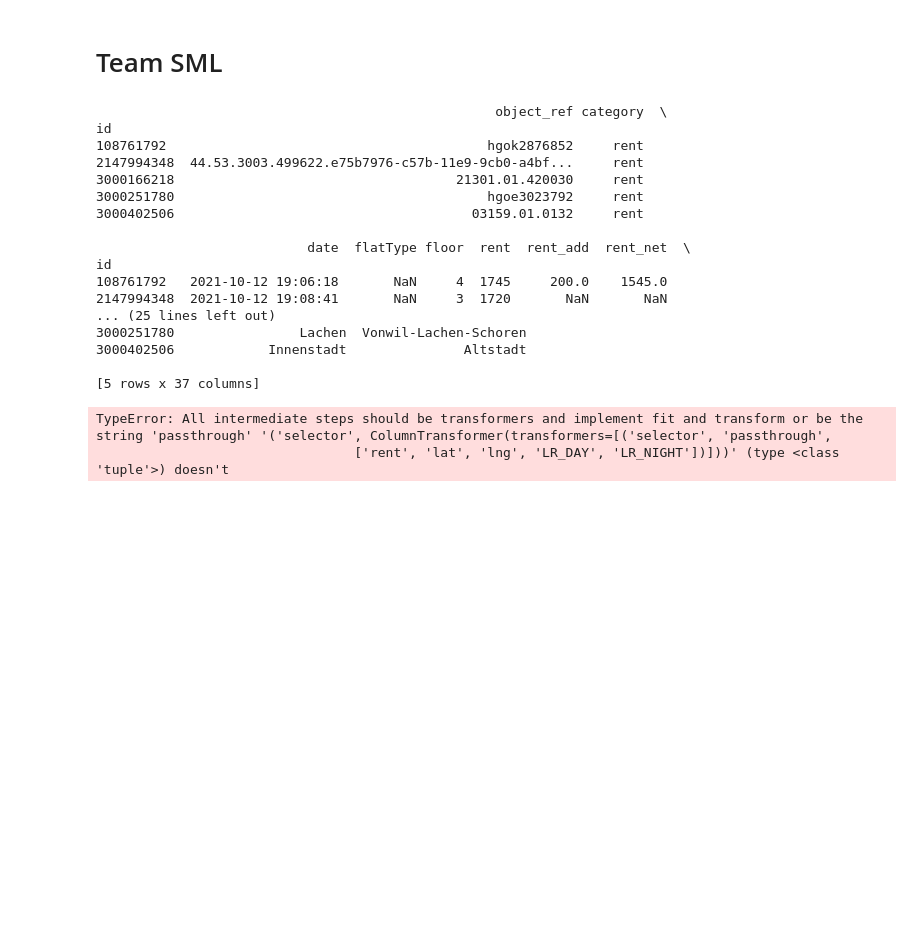
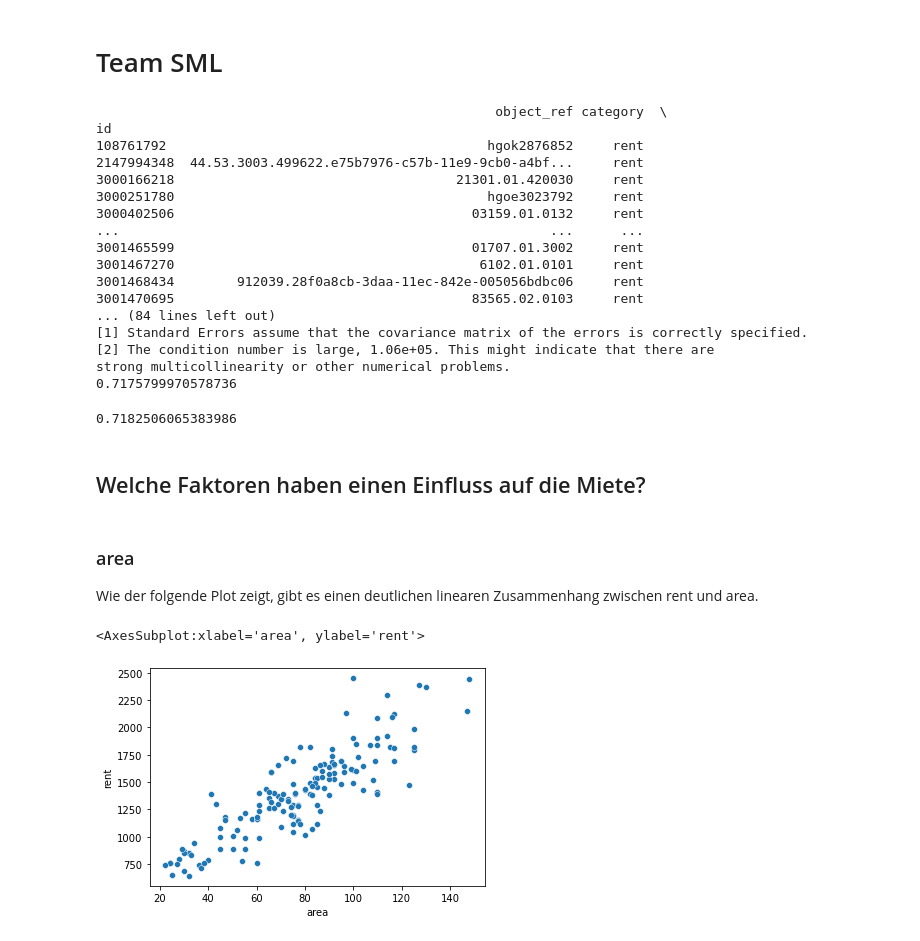
Before and after one commit to jonupp/lagequalitaet-team-sml, a Jupyter notebook: team-sml.ipynb, the cells around one changed output. Drawn from its saved outputs; the diff is of its cells as text; code cells hidden in the pictures; blank space fills up the shorter version.

```diff
--- a/team-sml.ipynb
+++ b/team-sml.ipynb
@@ -10,18 +15,38 @@ from sklearn.linear_model import LinearRegression
 
 url = 'https://raw.githubusercontent.com/cividi/st-gallen-urban-indicators/main/data/price-monitoring/price-monitoring-extended.csv'
 df = pd.read_csv(url, index_col=0)
-print(df.head(5))
 
-mycols = ['rent','lat', 'lng', 'LR_DAY', 'LR_NIGHT']
+print(df)
 
-pipe = Pipeline([
-('selector', ("selector", ColumnTransformer([
-        ("selector", "passthrough", mycols)
-    ], remainder="drop"))),
-    ('regression', LinearRegression())
-])
+mycols = ['rent','lat', 'lng', 'LR_DAY', 'LR_NIGHT', 'area', 'year_built', 'quartier_quartiergr']
+# df = df[mycols]
 
-pipeline.fit(X=df.iloc[:, 0:5], y=df['rent'])
+
+# quartiers = df["quartier_quartiergr"].astype('category')
+#df["quartier_quartiergr"] = df["quartier_quartiergr"].astype('category').cat.codes
+
+# print(df.corr())
+
+
+# df["noise"] = df.apply(lambda row: row.LR_DAY + row.LR_NIGHT, axis=1)
+
+# df = df.dropna()
+
+#df = df.drop(['LR_DAY', 'LR_NIGHT'],  axis=1)
+
+#df_train, df_test = train_test_split(df)
+
+model = smf.ols(formula='rent ~ area + year_built', data=df_train).fit()
+print(model.summary())
+
+regr = LinearRegression()
+regr.fit(X=df_train[['area', 'year_built']], y=df_train['rent'])
+res = regr.score(X=df_test[['area', 'year_built']], y=df_test['rent'])
+print(res)
+
+neigh = KNeighborsRegressor(n_neighbors=1)
+neigh.fit(X=df_train[['area', 'year_built']], y=df_train['rent'])
+neigh.score(X=df_test[['area', 'year_built']], y=df_test['rent'])
 # %% [output]
                                                    object_ref category  \
 id
@@ -30,15 +55,24 @@ id
 3000166218                                    21301.01.420030     rent
 3000251780                                        hgoe3023792     rent
 3000402506                                      03159.01.0132     rent
-
-                           date  flatType floor  rent  rent_add  rent_net  \
-id
-108761792   2021-10-12 19:06:18       NaN     4  1745     200.0    1545.0
-2147994348  2021-10-12 19:08:41       NaN     3  1720       NaN       NaN
-... (25 lines left out)
-3000251780                Lachen  Vonwil-Lachen-Schoren
-3000402506            Innenstadt               Altstadt
-
-[5 rows x 37 columns]
+...                                                       ...      ...
+3001465599                                      01707.01.3002     rent
+3001467270                                       6102.01.0101     rent
+3001468434        912039.28f0a8cb-3daa-11ec-842e-005056bdbc06     rent
+3001470695                                      83565.02.0103     rent
+... (84 lines left out)
+[1] Standard Errors assume that the covariance matrix of the errors is correctly specified.
+[2] The condition number is large, 1.06e+05. This might indicate that there are
+strong multicollinearity or other numerical problems.
+0.7175799970578736
-TypeError: All intermediate steps should be transformers and implement fit and transform or be the string 'passthrough' '('selector', ColumnTransformer(transformers=[('selector', 'passthrough',
-                                 ['rent', 'lat', 'lng', 'LR_DAY', 'LR_NIGHT'])]))' (type <class 'tuple'>) doesn't
+0.7182506065383986
+# %% [markdown]
+## Welche Faktoren haben einen Einfluss auf die Miete?
+# %% [markdown]
+### area
+Wie der folgende Plot zeigt, gibt es einen deutlichen linearen Zusammenhang zwischen rent und area.
+# %%
+sns.scatterplot(data=df, x="area", y = "rent")
+# %% [output]
+<AxesSubplot:xlabel='area', ylabel='rent'>
+[figure, added]
```
Also changed, not shown: parts of 10 cells of this notebook.
